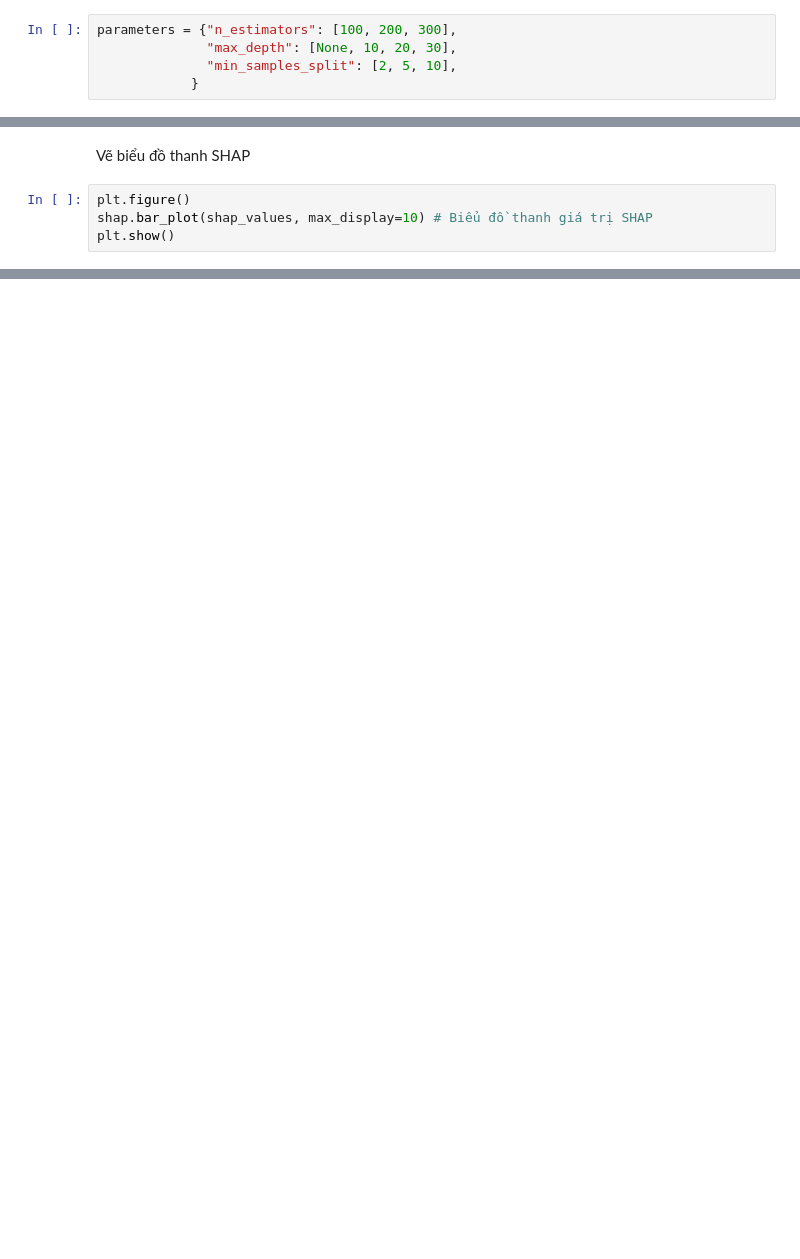
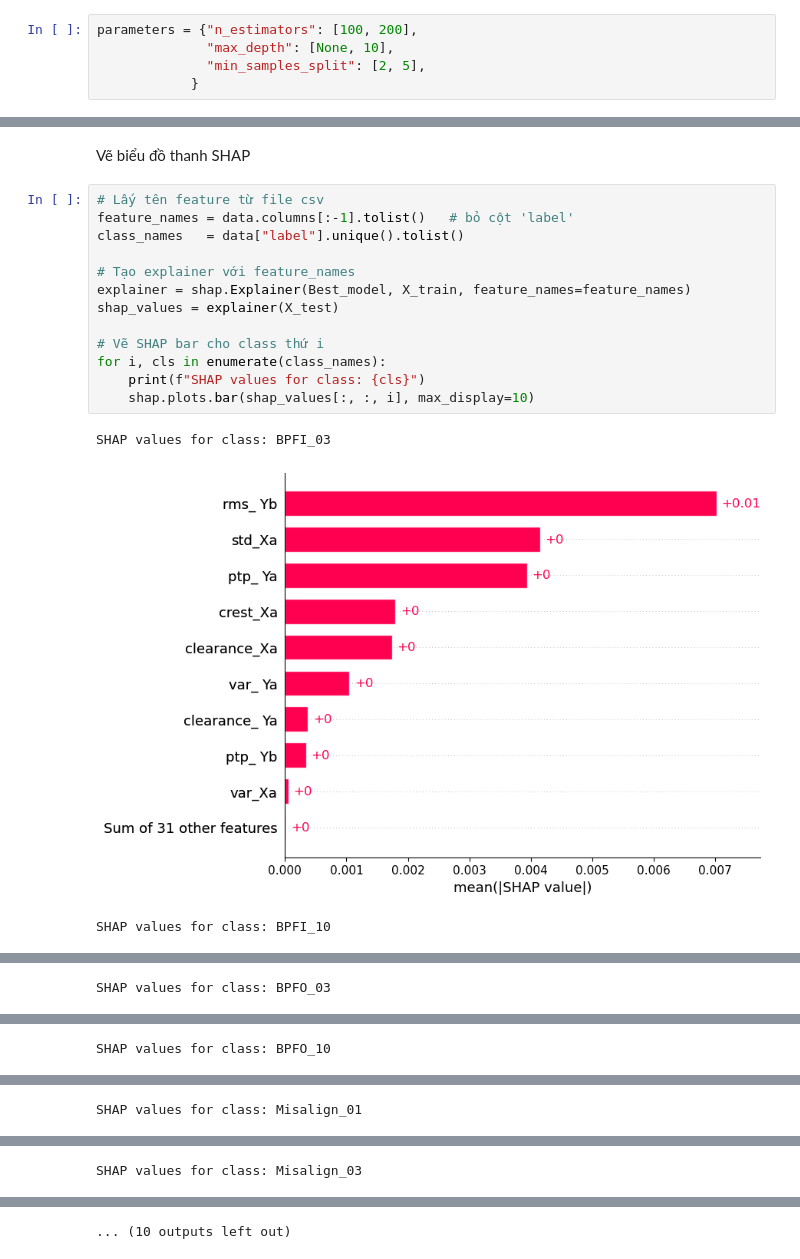
Before and after one commit to deth102/datn, a Jupyter notebook: rf_train.ipynb, the cells around one changed output, grey strips where cells are left out. Cells and saved outputs as stored; diff of their text form; blank space fills up the shorter version.

```diff
--- a/rf_train.ipynb
+++ b/rf_train.ipynb
@@ -34,9 +34,9 @@ X_test_scale = scaler.transform(X_test) # Chuẩn hóa dữ liệu kiểm tra
 # %% [markdown]
  Bộ tham số để GridSearchCV điều chỉnh
 # %%
-parameters = {"n_estimators": [100, 200, 300],
-              "max_depth": [None, 10, 20, 30],
-              "min_samples_split": [2, 5, 10],
+parameters = {"n_estimators": [100, 200],
+              "max_depth": [None, 10],
+              "min_samples_split": [2, 5],
             }
 # %% [markdown]
 Tạo mô hình với GridSearchCV để tìm tham số tốt nhất
@@ -126,6 +137,19 @@ shap_values = Explainer(X_test_scale) # Tính giá trị SHAP cho tập kiểm t
 # %% [markdown]
 Vẽ biểu đồ thanh SHAP
 # %%
-plt.figure()
-shap.bar_plot(shap_values, max_display=10) # Biểu đồ thanh giá trị SHAP
-plt.show()
+# Lấy tên feature từ file csv
+feature_names = data.columns[:-1].tolist()   # bỏ cột 'label'
+class_names   = data["label"].unique().tolist()
+
+# Tạo explainer với feature_names
+explainer = shap.Explainer(Best_model, X_train, feature_names=feature_names)
+shap_values = explainer(X_test)
+
+# Vẽ SHAP bar cho class thứ i
+for i, cls in enumerate(class_names):
+    print(f"SHAP values for class: {cls}")
+    shap.plots.bar(shap_values[:, :, i], max_display=10)
+# %% [output]
+SHAP values for class: BPFI_03
+[figure, added]
+SHAP values for class: BPFI_10
@@ -131,0 +157 @@ plt.show()
+SHAP values for class: BPFO_03
@@ -131,0 +159 @@ plt.show()
+SHAP values for class: BPFO_10
@@ -131,0 +161 @@ plt.show()
+SHAP values for class: Misalign_01
@@ -131,0 +163 @@ plt.show()
+SHAP values for class: Misalign_03
@@ -131,0 +165 @@ plt.show()
+... (10 outputs left out)
```
Also changed, not shown: parts of 7 cells of this notebook, 1 other file.
